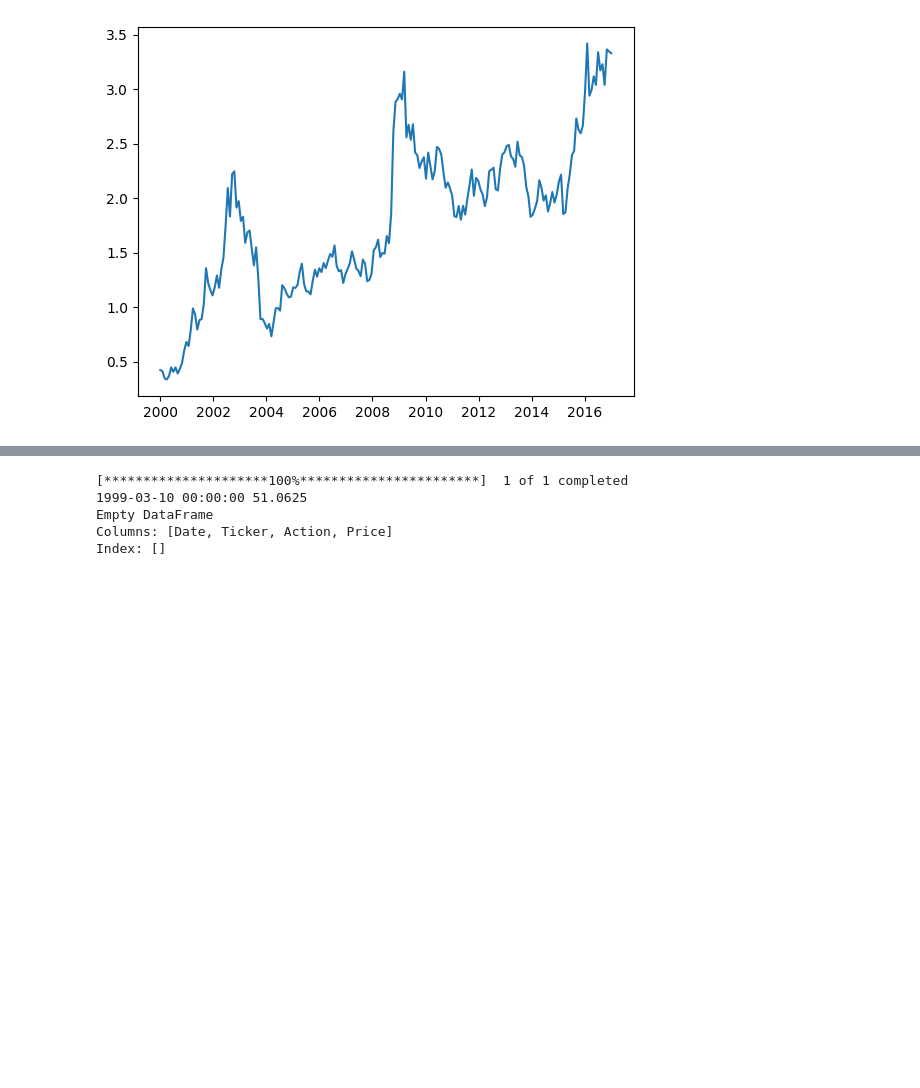
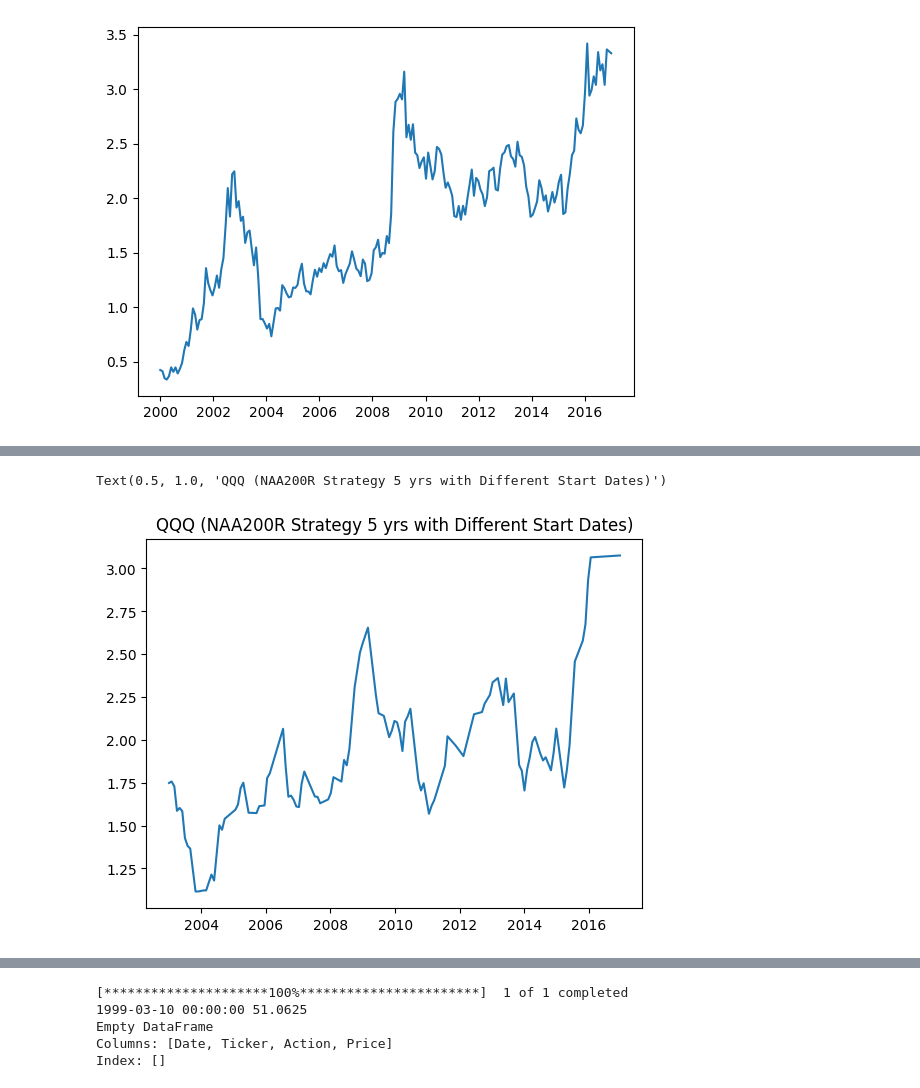
Before and after one commit to sylviawusyl/backtesting, a Jupyter notebook: Ab_test.ipynb, the cells around one changed output, grey strips where cells are left out. Cells and saved outputs as stored; diff of their text form; code cells hidden in the pictures; blank space fills up the shorter version.

```diff
--- a/Ab_test.ipynb
+++ b/Ab_test.ipynb
@@ -212 +227,7 @@ plt.plot([x[0] for x in ret], [x[1] for x in ret])
+# %%
+plt.plot([x[0] for x in ret if x[1]!=0], [x[1] for x in ret if x[1]!=0])
+plt.title('QQQ (NAA200R Strategy 5 yrs with Different Start Dates)')
+# %% [output]
+Text(0.5, 1.0, 'QQQ (NAA200R Strategy 5 yrs with Different Start Dates)')
+[figure, added]
 # %%
```
Also changed, not shown: parts of 4 cells of this notebook.
